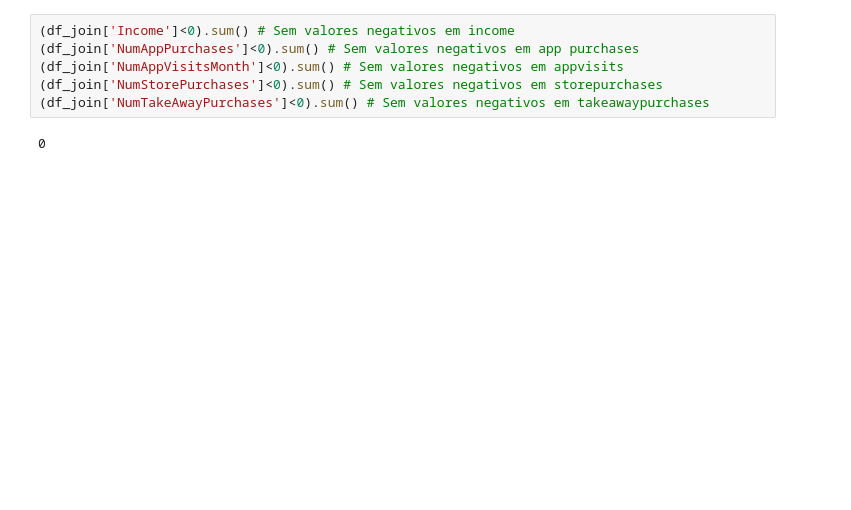
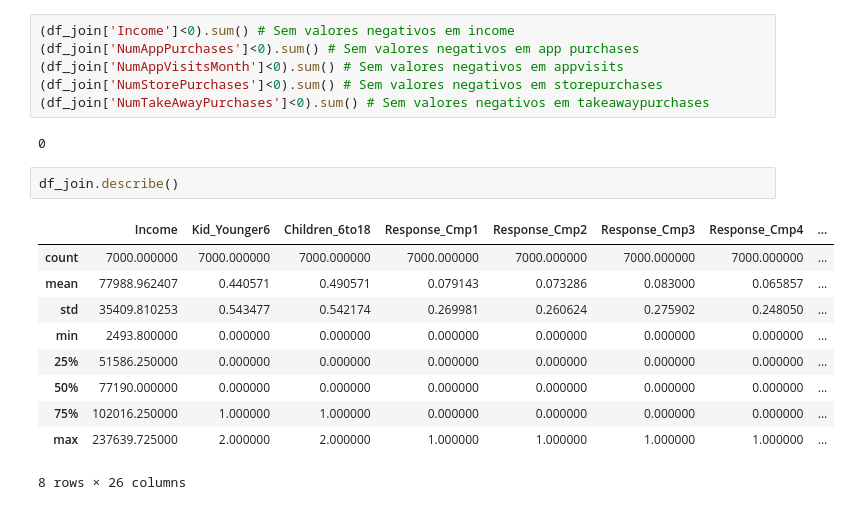
Before and after one commit to MikeOlhao/DSML_projeto, a Jupyter notebook: dsml_exp.ipynb, the cells around one changed output. Drawn from its saved outputs; the diff is of its cells as text; blank space fills up the shorter version.

```diff
--- a/dsml_exp.ipynb
+++ b/dsml_exp.ipynb
@@ -257,3 +272,16 @@ df_join
 (df_join['NumTakeAwayPurchases']<0).sum() # Sem valores negativos em takeawaypurchases
 # %% [output]
 0
+# %%
+df_join.describe()
+# %% [output]
+|  | Income | Kid_Younger6 | Children_6to18 | Response_Cmp1 | Response_Cmp2 | Response_Cmp3 | Response_Cmp4 | ... |
+| count | 7000.000000 | 7000.000000 | 7000.000000 | 7000.000000 | 7000.000000 | 7000.000000 | 7000.000000 | ... |
+| mean | 77988.962407 | 0.440571 | 0.490571 | 0.079143 | 0.073286 | 0.083000 | 0.065857 | ... |
+| std | 35409.810253 | 0.543477 | 0.542174 | 0.269981 | 0.260624 | 0.275902 | 0.248050 | ... |
+| min | 2493.800000 | 0.000000 | 0.000000 | 0.000000 | 0.000000 | 0.000000 | 0.000000 | ... |
+| 25% | 51586.250000 | 0.000000 | 0.000000 | 0.000000 | 0.000000 | 0.000000 | 0.000000 | ... |
+| 50% | 77190.000000 | 0.000000 | 0.000000 | 0.000000 | 0.000000 | 0.000000 | 0.000000 | ... |
+| 75% | 102016.250000 | 1.000000 | 1.000000 | 0.000000 | 0.000000 | 0.000000 | 0.000000 | ... |
+| max | 237639.725000 | 2.000000 | 2.000000 | 1.000000 | 1.000000 | 1.000000 | 1.000000 | ... |
+8 rows × 26 columns
```
Also changed, not shown: parts of 20 cells of this notebook, 1 other file.
